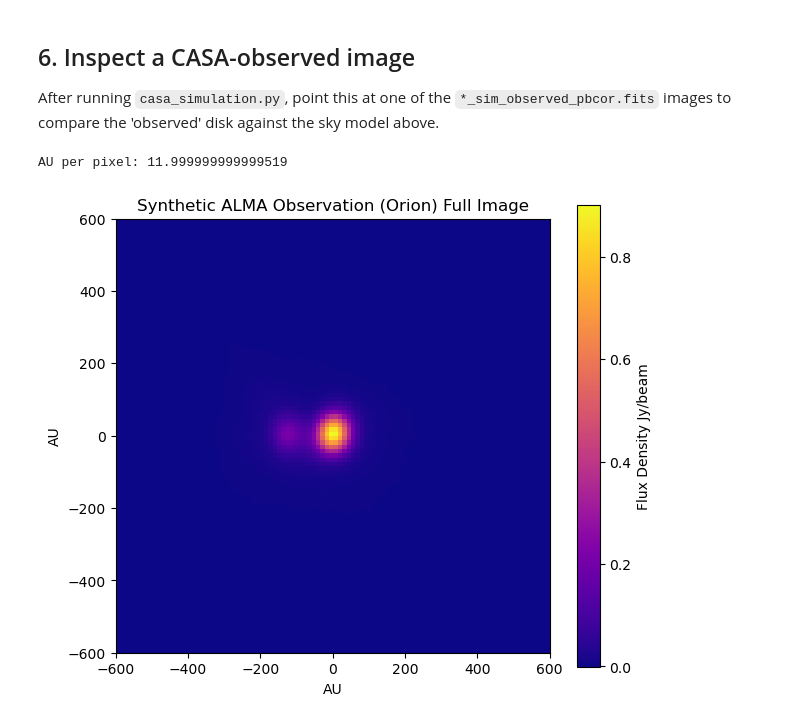
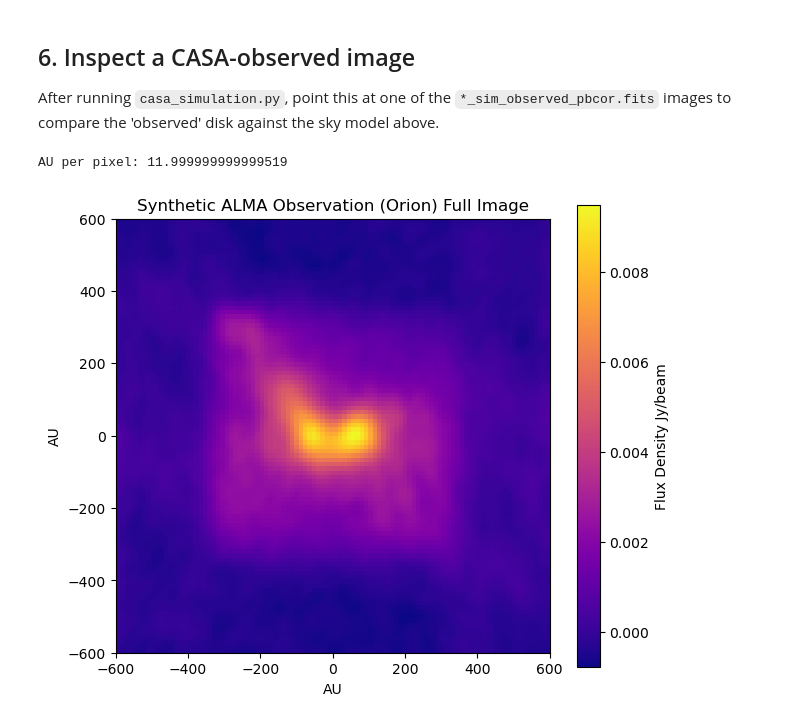
Before and after one commit to Nachiket-Yadav/Synthetic_Observation, a Jupyter notebook: visualization.ipynb, the cells around one changed output. Saved outputs shown, nothing was run; the diff lists cells and outputs as text; code cells hidden in the pictures.

```diff
--- a/visualization.ipynb
+++ b/visualization.ipynb
@@ -242,30 +242,30 @@ After running `casa_simulation.py`, point this at one of the
 `*_sim_observed_pbcor.fits` images to compare the 'observed' disk against the
 sky model above.
 # %%
-OBSERVED_PATH = r"C:\Users\nachi\Documents\JupyterNotebooksLinux\Cosmic Origins\casa_main\pbcor_imgs\ALMA_snapshot_170_axis_z_Orion_sim_observed_pbcor.fits"
+OBSERVED_PATH = r"C:\Users\nachi\Documents\JupyterNotebooksLinux\Cosmic Origins\casa_main\pbcor_imgs\ALMA_snapshot_170_axis_z_Orion_sim_observed_pbcor_SKIRT_h4AU.fits"
 SITE = "Orion"     # for the distance used to set the AU scale
 
 dat = fits.open(OBSERVED_PATH)
 image = dat[0].data[0][0]
 obs_header = dat[0].header
 pixscale_arcsec = abs(obs_header["CDELT1"]) * 3600
 distance_pc = REGIONS.get(SITE, 300.0)
 au_per_pixel = pixscale_arcsec * distance_pc
 print("AU per pixel:", au_per_pixel)
 
 ny, nx = image.shape
 full_width = au_per_pixel * nx
 full_extent = [-full_width/2, full_width/2, -full_width/2, full_width/2]
 
 plt.figure(figsize=(7, 6))
 plt.imshow(image, origin="lower", cmap="plasma", extent=full_extent)
 plt.colorbar(label="Flux Density %s" % obs_header.get("BUNIT", ""))
 plt.title("Synthetic %s Observation (%s) Full Image" % (TELESCOPE, SITE))
 plt.xlabel("AU"); plt.ylabel("AU")
 plt.show()
 # %% [output]
 AU per pixel: 11.999999999999519
-[figure, old version]
+[figure, new version]
 # %%
 import json
 
```
Also changed, not shown: parts of 5 cells of this notebook.
